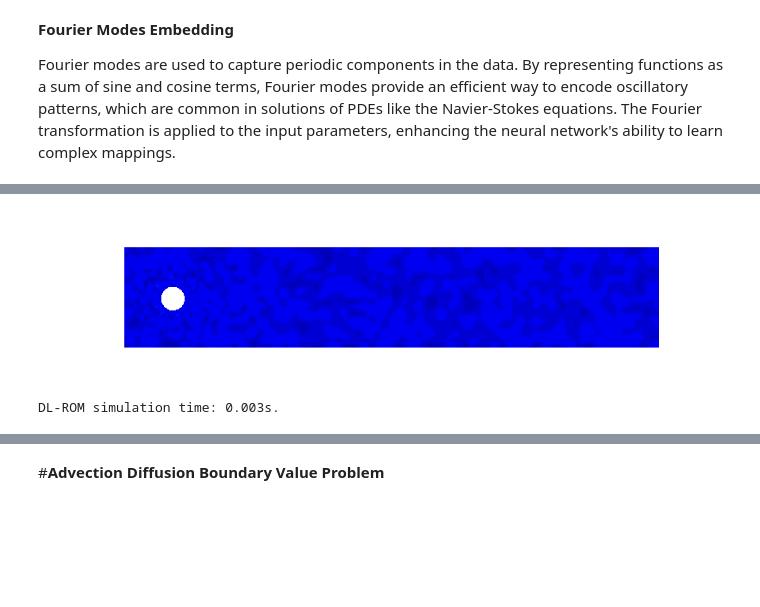
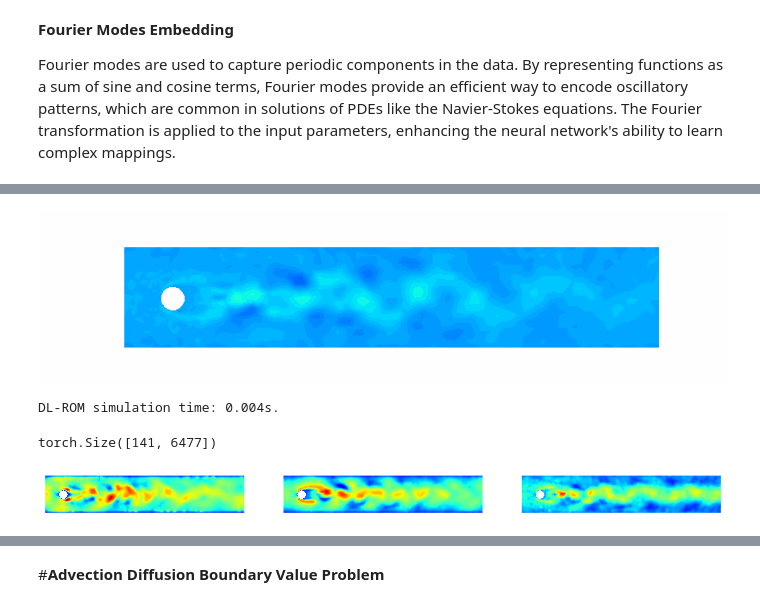
Before and after one commit to LuigiPagani/DL-ROM-for-Navier-Stokes, a Jupyter notebook: NAML_Project.ipynb, the cells around one changed output, grey strips where cells are left out. Drawn from its saved outputs; the diff is of its cells as text; code cells hidden in the pictures; blank space fills up the shorter version.

```diff
--- a/NAML_Project.ipynb
+++ b/NAML_Project.ipynb
@@ -260,7 +260,7 @@ mut = mut.reshape(-1, p+1)
 # %%
 from scipy.linalg import svd
 import matplotlib.pyplot as plt
-ntrain = (ndata//2)*ntimes
+ntrain = 25*ntimes
 
 
 _, s, _ = svd(u[:ntrain].T.cpu().numpy(), full_matrices = True)
@@ -322,8 +322,8 @@ def error(utrue, upred):
     return (l2(utrue-upred).reshape(-1, ntimes).sum(axis = -1)/l2(utrue).reshape(-1, ntimes).sum(axis = -1)).mean()
 # %%
 latent = 7
-encoder = Dense(nh, 25) + Dense(25, latent)
-decoder = Dense(latent, 25) + Dense(25, 50) + Dense(50, nh, activation=None)
+encoder = Dense(nh, 60) + Dense(60, latent)
+decoder = Dense(latent, 50) + Dense(50, 100) + Dense(100, nh, activation=None)
 autoencoder = DFNN(encoder + decoder)
 autoencoder.He()
 
@@ -331,7 +331,7 @@ autoencoder.He()
 
 autoencoder.moveOn(dv)
 set_seed(13) #So we can enjoy an unlucky training run ;)
-autoencoder.train(u, u, ntrain = ntrain, epochs = 250, loss = mse(l2))
+autoencoder.train(u, u, ntrain = ntrain, epochs = 1250, loss = mse(l2))
 autoencoder.eval()  # Set the model to evaluation mode
 autoencoder.freeze()
 # %% [output]
@@ -359,13 +361,13 @@ device = torch.device('cuda' if torch.cuda.is_available() else 'cpu')
 nu = nu.to(device)
 
 
-fmodes = 10
-phi = DFNN(Fourier(fmodes) + Dense(p+1+2*fmodes, 500) + Dense(500, latent, activation = None))
+fmodes = 15
+phi = DFNN(Fourier(fmodes) + Dense(p+1+2*fmodes, 750) + Dense(750, latent, activation = None))
 
 phi.He()
 phi.moveOn(dv)
 set_seed(17) #Here we go again, another unlucky run
-phi.train(mut, nu, ntrain = ntrain, epochs = 200, loss = mse(euclidean))
+phi.train(mut, nu, ntrain = ntrain, epochs = 2000, loss = mse(euclidean))
 phi.freeze()
 # %% [output]
                 Train           Test
@@ -382,17 +445,25 @@ num2p(error(u[ntrain:], dlrom(mut[ntrain:])))
 # %%
 from time import perf_counter
-mu0 = np.array([-2.95, 0.73])
+mu0 = np.array([-3.95, 0.73])
 
 mu0t = np.zeros((ntimes, p+1))
 mu0t[:, 2] = times.cpu()
 mu0t[:, :2] = mu0
 mu0t = dv.tensor(mu0t)
 
 t0 = perf_counter()
 uROM = dlrom(mu0t)
 t1 = perf_counter()
 visualize(uROM)
 print("DL-ROM simulation time: %.3fs." % (t1-t0))
 # %% [output]
-[figure, old version]
+[figure, new version]
-DL-ROM simulation time: 0.003s.
+DL-ROM simulation time: 0.004s.
+# %%
+uROM.shape
+# %% [output]
+torch.Size([141, 6477])
+# %%
+fe.multiplot(uROM[[1, 70, 140]], (1, 3), Vm)
+# %% [output]
+[figure, added]
```
Also changed, not shown: parts of 16 cells of this notebook.
